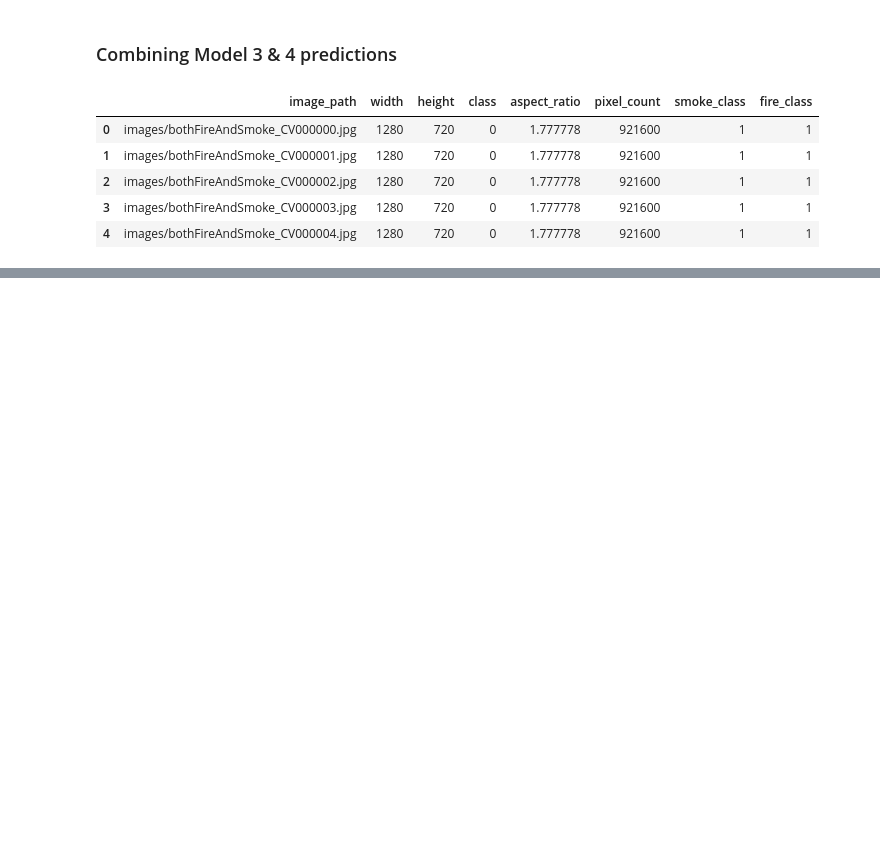
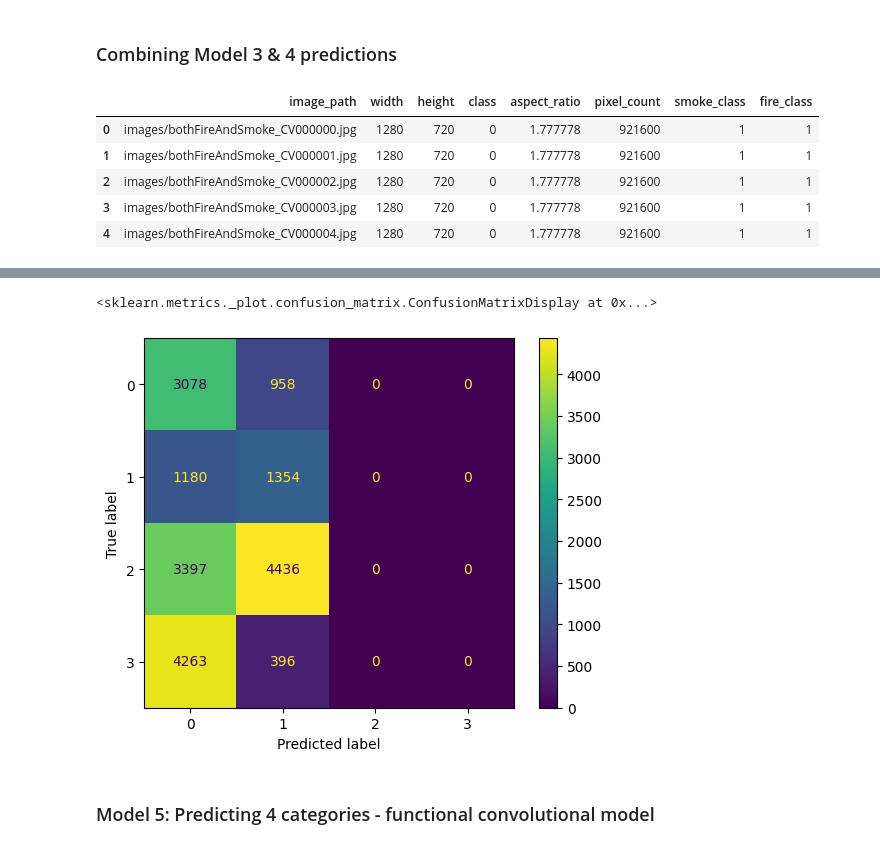
Before and after one commit to emilyedono/FireAndSmokeDetection, a Jupyter notebook: model_draft.ipynb, the cells around one changed output, grey strips where cells are left out. Drawn from its saved outputs; the diff is of its cells as text; code cells hidden in the pictures; blank space fills up the shorter version.

Commit message:
combining smoke and fire

```diff
--- a/model_draft.ipynb
+++ b/model_draft.ipynb
@@ -786,0 +798,13 @@ ValueError: Length of values (19062) does not match length of index (95314)
+# %%
+# Create a dictionary
+results_dict = {'class': y_test,
+             'smoke_class': y_test_smoke,
+             'fire_class': y_test_fire,
+             'm1_prediction': y_pred_test,
+             'smoke_score': smoke_scores,
+             'fire_score': fire_scores
+             }
+
+
+# Convert the dictionary to a pandas DataFrame
+test_results_df = pd.DataFrame(results_dict)
@@ -786,0 +838,4 @@ ValueError: Length of values (19062) does not match length of index (95314)
+# %%
+test_results_df['smoke_pred'] = (test_results_df['smoke_score'] >= best_thresh).astype('int')
+test_results_df['fire_pred'] = (test_results_df['fire_score'] >= best_thresh_fire).astype('int')
+test_results_df.head()
@@ -786,0 +889,13 @@ ValueError: Length of values (19062) does not match length of index (95314)
+# %%
+def combined_pred(row):
+    if row['fire_pred'] == 1 and row['smoke_pred'] == 1:
+        return 0
+    elif row['fire_pred'] == 1:
+        return 1
+    elif row['smoke_pred'] == 1:
+        return 3
+    else:
+        return 2
+# %%
+test_results_df['m34_combined_pred'] = test_results_df.apply(combined_pred, axis=1)
+test_results_df.head()
@@ -786,0 +924,8 @@ ValueError: Length of values (19062) does not match length of index (95314)
+# %%
+cm = confusion_matrix(test_results_df['class'], test_results_df['m34_combined_pred'])
+sklearn.metrics.ConfusionMatrixDisplay(cm).plot()
+# %% [output]
+<sklearn.metrics._plot.confusion_matrix.ConfusionMatrixDisplay at 0x...>
+[figure, added]
+# %% [markdown]
+### Model 5: Predicting 4 categories - functional convolutional model
```
Also changed, not shown: parts of 51 cells of this notebook.
